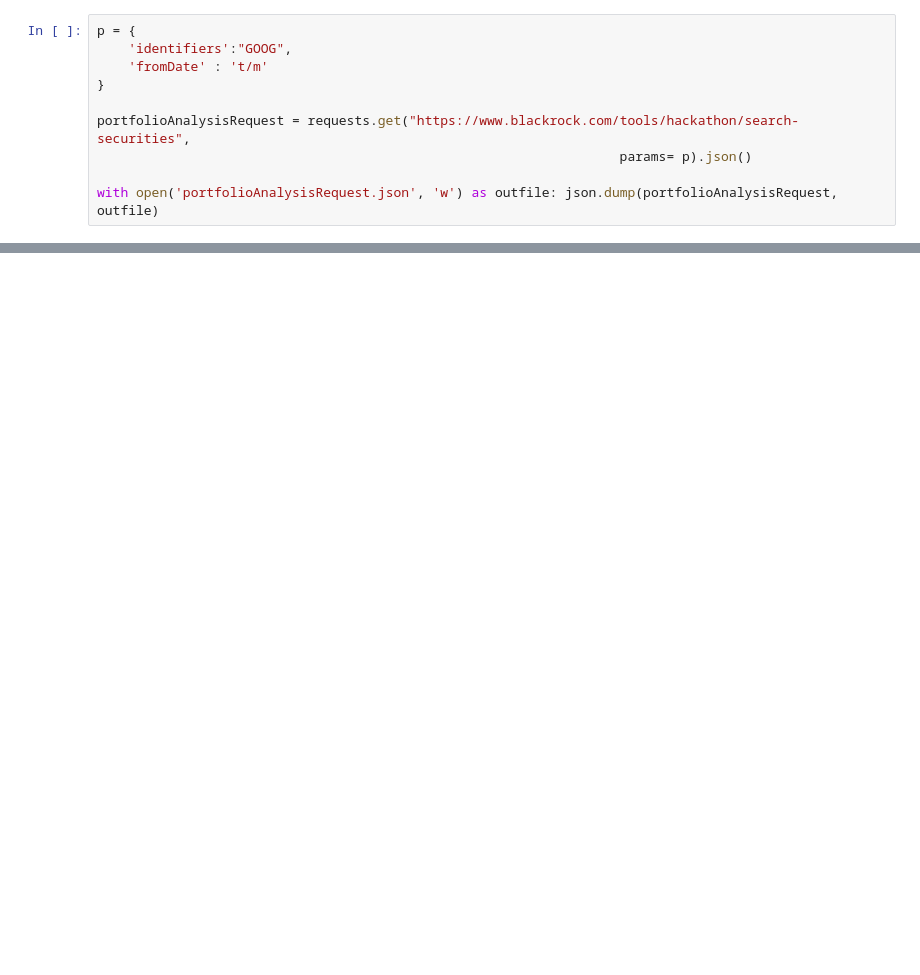
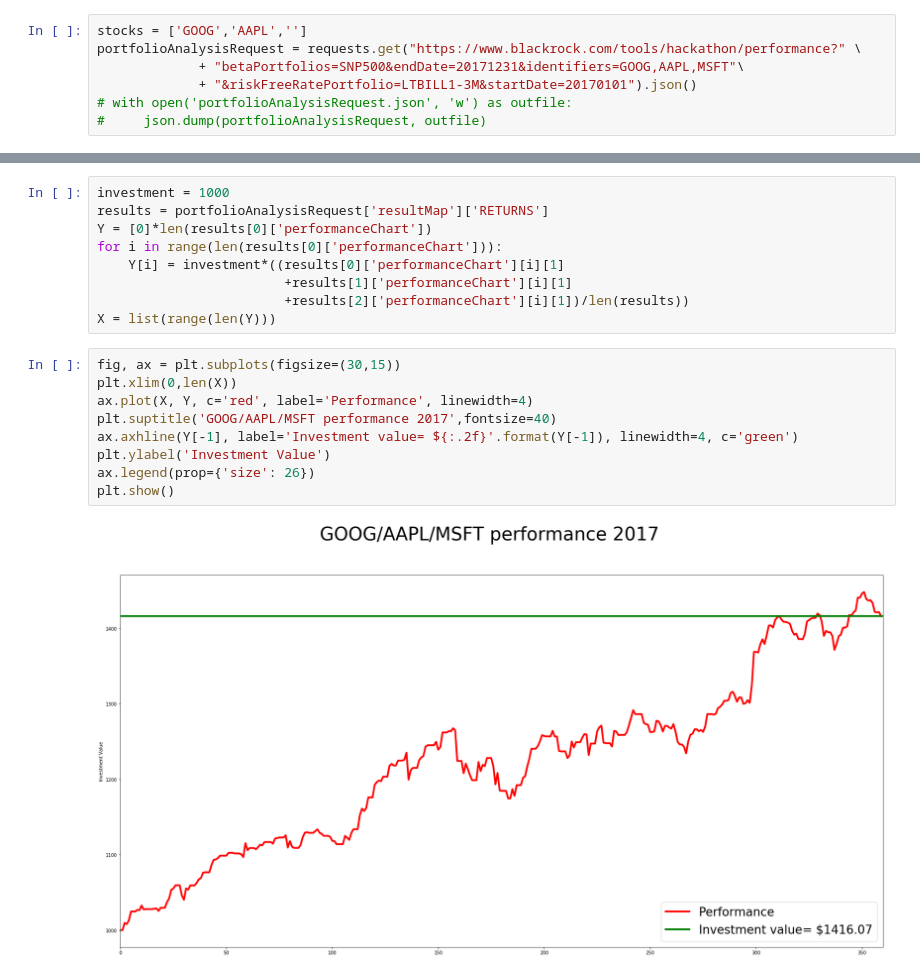
Before and after one commit to jean-tu/botbucks, a Jupyter notebook: PullingDataFromAladdin.ipynb, the cells around one changed output, grey strips where cells are left out. Drawn from its saved outputs; the diff is of its cells as text; blank space fills up the shorter version.

```diff
--- a/PullingDataFromAladdin.ipynb
+++ b/PullingDataFromAladdin.ipynb
@@ -9,10 +66,7 @@ from urlparse import urlparse
 # %%
-p = {
-    'identifiers':"GOOG",
-    'fromDate' : 't/m'
-}
-
-portfolioAnalysisRequest = requests.get("https://www.blackrock.com/tools/hackathon/search-securities",
-                                                                   params= p).json()
-
-with open('portfolioAnalysisRequest.json', 'w') as outfile: json.dump(portfolioAnalysisRequest, outfile)
+stocks = ['GOOG','AAPL','']
+portfolioAnalysisRequest = requests.get("https://www.blackrock.com/tools/hackathon/performance?" \
+             + "betaPortfolios=SNP500&endDate=20171231&identifiers=GOOG,AAPL,MSFT"\
+             + "&riskFreeRatePortfolio=LTBILL1-3M&startDate=20170101").json()
+# with open('portfolioAnalysisRequest.json', 'w') as outfile:
+#     json.dump(portfolioAnalysisRequest, outfile)
@@ -34,0 +73,20 @@ df
+# %%
+investment = 1000
+results = portfolioAnalysisRequest['resultMap']['RETURNS']
+Y = [0]*len(results[0]['performanceChart'])
+for i in range(len(results[0]['performanceChart'])):
+    Y[i] = investment*((results[0]['performanceChart'][i][1]
+                        +results[1]['performanceChart'][i][1]
+                        +results[2]['performanceChart'][i][1])/len(results))
+X = list(range(len(Y)))
+# %%
+fig, ax = plt.subplots(figsize=(30,15))
+plt.xlim(0,len(X))
+ax.plot(X, Y, c='red', label='Performance', linewidth=4)
+plt.suptitle('GOOG/AAPL/MSFT performance 2017',fontsize=40)
+ax.axhline(Y[-1], label='Investment value= ${:.2f}'.format(Y[-1]), linewidth=4, c='green')
+plt.ylabel('Investment Value')
+ax.legend(prop={'size': 26})
+plt.show()
+# %% [output]
+[figure, added]
```
Also changed, not shown: parts of 11 cells of this notebook, 2 other files.
